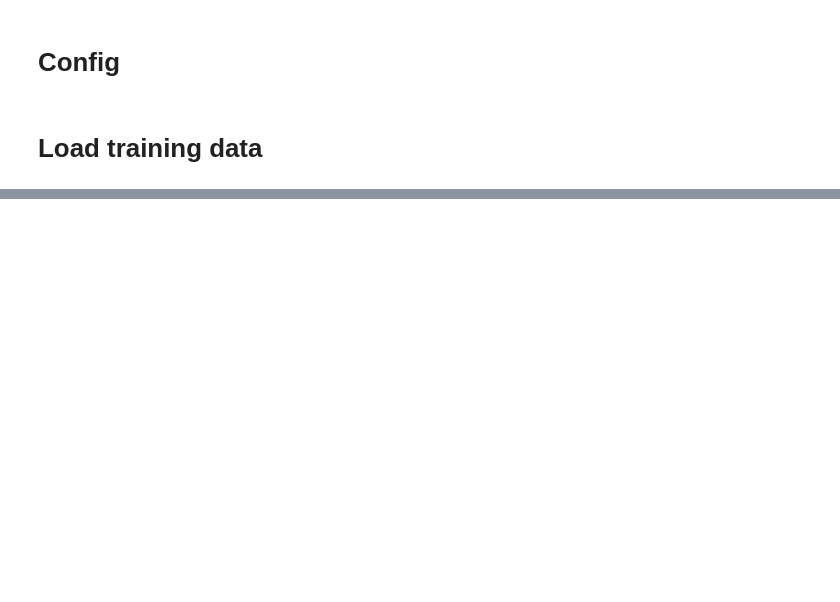
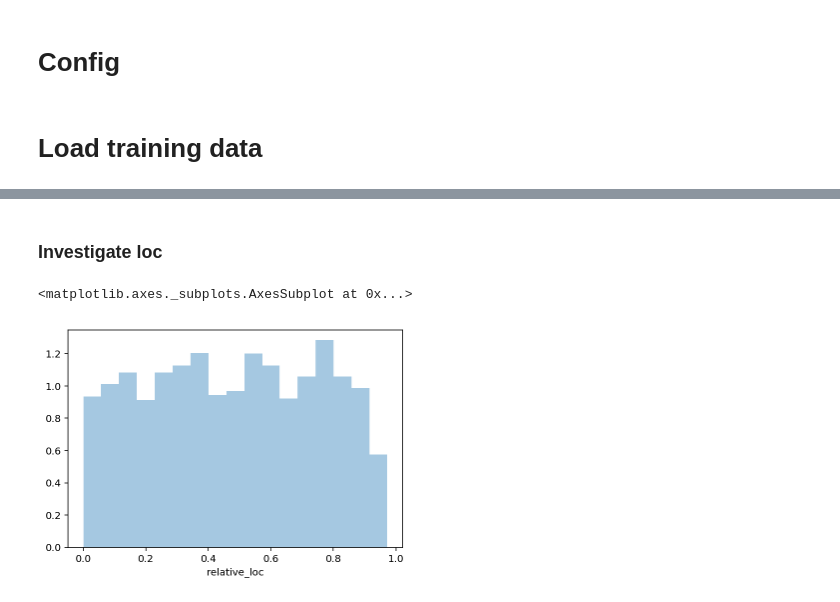
Before and after one commit to phiradet/aspect_term_extraction, a Jupyter notebook: notebooks/Data observation.ipynb, the cells around one changed output, grey strips where cells are left out. Cells and saved outputs as stored; diff of their text form; code cells hidden in the pictures; blank space fills up the shorter version.

```diff
--- a/notebooks/Data observation.ipynb
+++ b/notebooks/Data observation.ipynb
@@ -128,0 +332,7 @@ training_df.iloc[180:250]
+# %% [markdown]
+### Investigate loc
+# %%
+sns.distplot(training_df[is_aspect_mask].relative_loc, norm_hist=True, kde=False)
+# %% [output]
+<matplotlib.axes._subplots.AxesSubplot at 0x...>
+[figure, added]
```
Also changed, not shown: parts of 35 cells of this notebook.
